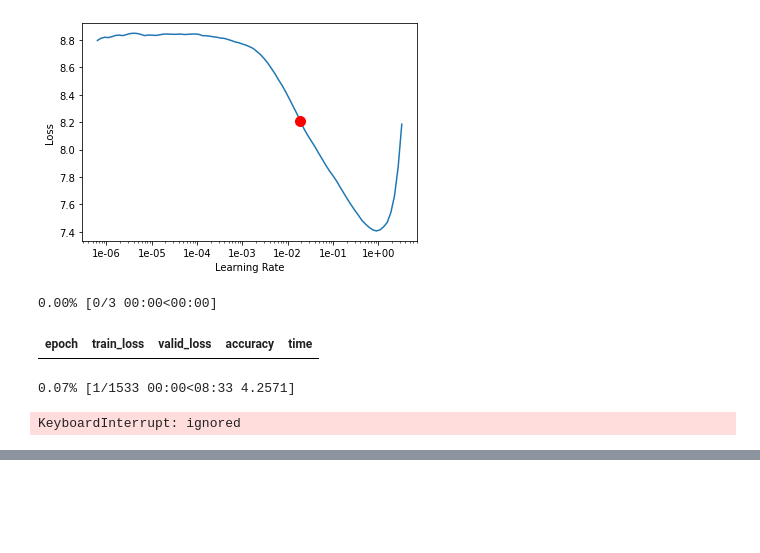
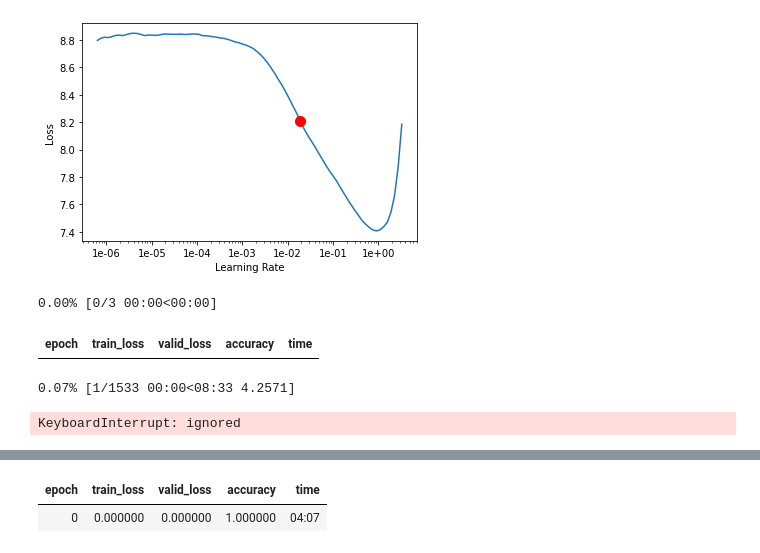
Before and after one commit to imceballos/udd_homeworks, a Jupyter notebook: Tarea2_MLAplicado.ipynb, the cells around one changed output, grey strips where cells are left out. Saved outputs shown, nothing was run; the diff lists cells and outputs as text; code cells hidden in the pictures; blank space fills up the shorter version.

```diff
--- a/Tarea2_MLAplicado.ipynb
+++ b/Tarea2_MLAplicado.ipynb
@@ -457,0 +483,10 @@ dls_blk_part2 = DataBlock(blocks = (TextBlock.from_df(text_cols = "review_body",
+# %%
+df_final_p3 = df_final_p1
+df_final_p3['stars'] = df_final_p3['stars'].apply(lambda x: '1-2-3' if x in ['1','2','3'] else '4-5')
+# %%
+dls_blk_part2_1 = DataBlock(blocks = (TextBlock.from_df(text_cols = "review_body", seq_len = 80),
+                              CategoryBlock),
+                    get_x = ColReader(cols = "text"), get_y = ColReader(cols="stars"),
+                    splitter=ColSplitter('indicator'))
+# %%
+dls_clf_part2_1 = dls_blk_part2_1.dataloaders(df_final_p3, bs=64, seq_len=80)
@@ -457,0 +495,7 @@ dls_blk_part2 = DataBlock(blocks = (TextBlock.from_df(text_cols = "review_body",
+# %%
+learn_clf_part2_1 = text_classifier_learner(dls_clf_part2_1, AWD_LSTM, drop_mult=0.3,metrics = accuracy).to_fp16()
+# %%
+learn_clf_part2_1.fit_one_cycle(1, 2e-2)
+# %% [output]
+| epoch | train_loss | valid_loss | accuracy | time |
+| 0 | 0.000000 | 0.000000 | 1.000000 | 04:07 |
```
Also changed, not shown: parts of 26 cells of this notebook.
